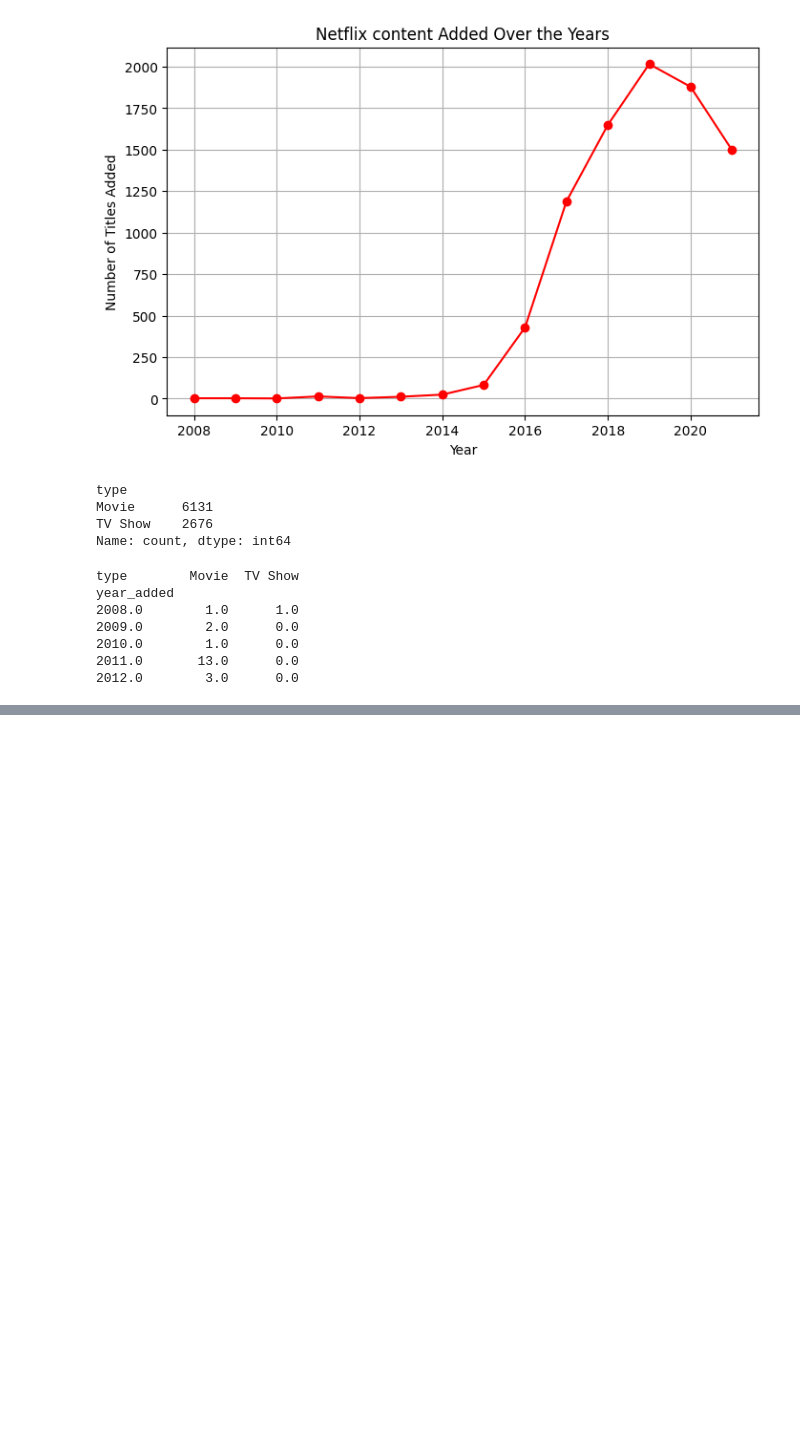
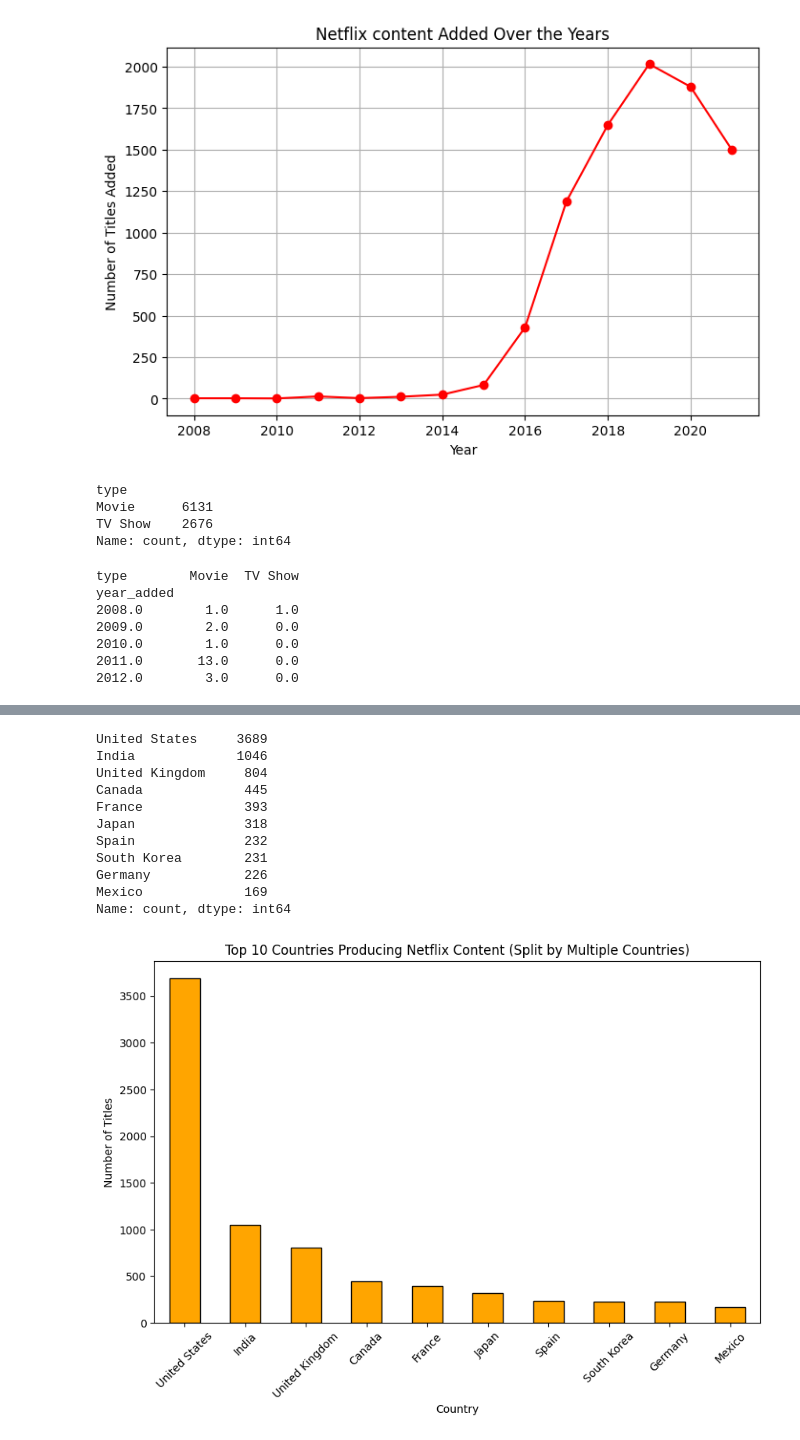
Before and after one commit to cabrelharerimana/DjangoFirstApp, a Jupyter notebook: NetflixContentAnalysis.ipynb, the cells around one changed output, grey strips where cells are left out. Saved outputs shown, nothing was run; the diff lists cells and outputs as text; code cells hidden in the pictures; blank space fills up the shorter version.

```diff
--- a/NetflixContentAnalysis.ipynb
+++ b/NetflixContentAnalysis.ipynb
@@ -84,0 +85,32 @@ plt.show()
+# %%
+# Drop missing values first
+df_countries = df["country"].dropna().str.split(", ")
+
+# Flatten the list of countries
+all_countries = [country for sublist in df_countries for country in sublist]
+
+# Create a new Series and count
+country_distribution = pd.Series(all_countries).value_counts().head(10)
+
+print(country_distribution)
+
+# Plot
+country_distribution.plot(kind="bar", figsize=(10,6), color="orange", edgecolor="black")
+plt.title("Top 10 Countries Producing Netflix Content (Split by Multiple Countries)")
+plt.xlabel("Country")
+plt.ylabel("Number of Titles")
+plt.xticks(rotation=45)
+plt.show()
+# %% [output]
+United States     3689
+India             1046
+United Kingdom     804
+Canada             445
+France             393
+Japan              318
+Spain              232
+South Korea        231
+Germany            226
+Mexico             169
+Name: count, dtype: int64
+[figure, added]
```
Also changed, not shown: parts of 1 cell of this notebook.
